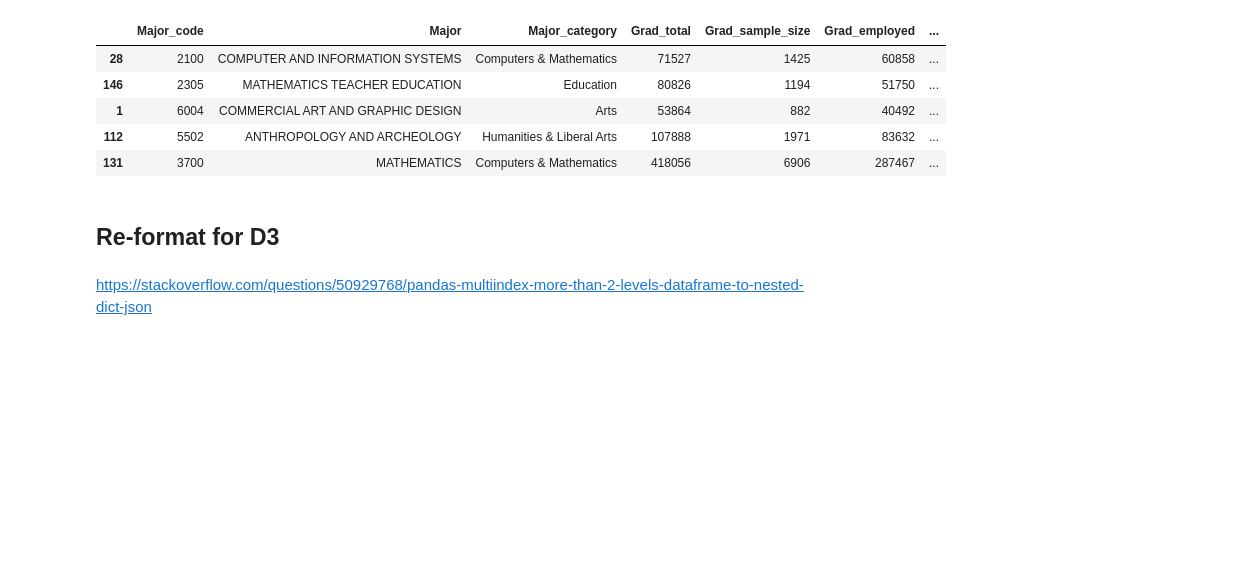
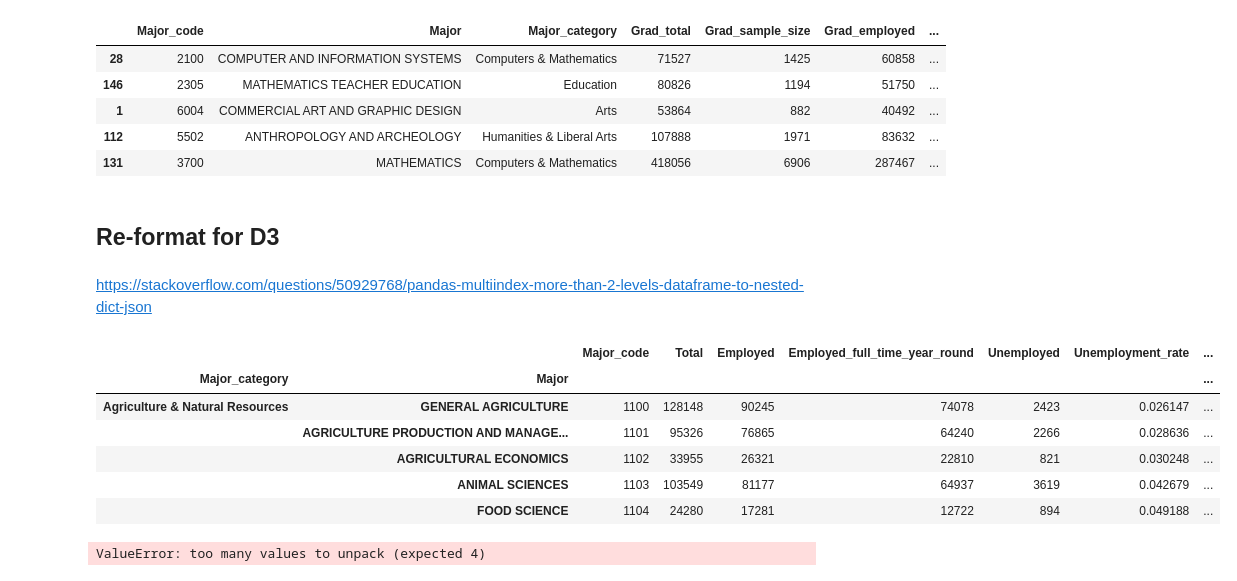
Before and after one commit to sulayman-ali/CAI, a Jupyter notebook: EDA.ipynb, the cells around one changed output. Drawn from its saved outputs; the diff is of its cells as text; code cells hidden in the pictures; blank space fills up the shorter version.

```diff
--- a/EDA.ipynb
+++ b/EDA.ipynb
@@ -101,3 +117,13 @@ all_ages_h = all_ages.set_index(['Major_category',"Major"])
+# %%
+all_ages_h.head()
+# %% [output]
+|  |  | Major_code | Total | Employed | Employed_full_time_year_round | Unemployed | Unemployment_rate | ... |
+| Major_category | Major |  |  |  |  |  |  | ... |
+| Agriculture & Natural Resources | GENERAL AGRICULTURE | 1100 | 128148 | 90245 | 74078 | 2423 | 0.026147 | ... |
+|  | AGRICULTURE PRODUCTION AND MANAGE... | 1101 | 95326 | 76865 | 64240 | 2266 | 0.028636 | ... |
+|  | AGRICULTURAL ECONOMICS | 1102 | 33955 | 26321 | 22810 | 821 | 0.030248 | ... |
+|  | ANIMAL SCIENCES | 1103 | 103549 | 81177 | 64937 | 3619 | 0.042679 | ... |
+|  | FOOD SCIENCE | 1104 | 24280 | 17281 | 12722 | 894 | 0.049188 | ... |
 # %%
 def nest(d):
     result = {}
@@ -107,3 +133,16 @@ def nest(d):
             target = target.setdefault(k, {})
         target[key[-1]] = value
     return result
+# %%
+tree = lambda: defaultdict(tree)  # a recursive defaultdict
+d = tree()
+
+for _, (Total, Employed, Unemployed, unemployment_rate) in all_ages_h.iterrows():
+    print(_,)
+# for _, (region, type, name, value) in all_ages_h.iterrows():
+    #d['children'][region]['name'] = region
+
+
+#json.dumps(d)
+# %% [output]
+ValueError: too many values to unpack (expected 4)
```
Also changed, not shown: parts of 4 cells of this notebook, 2 other files.
